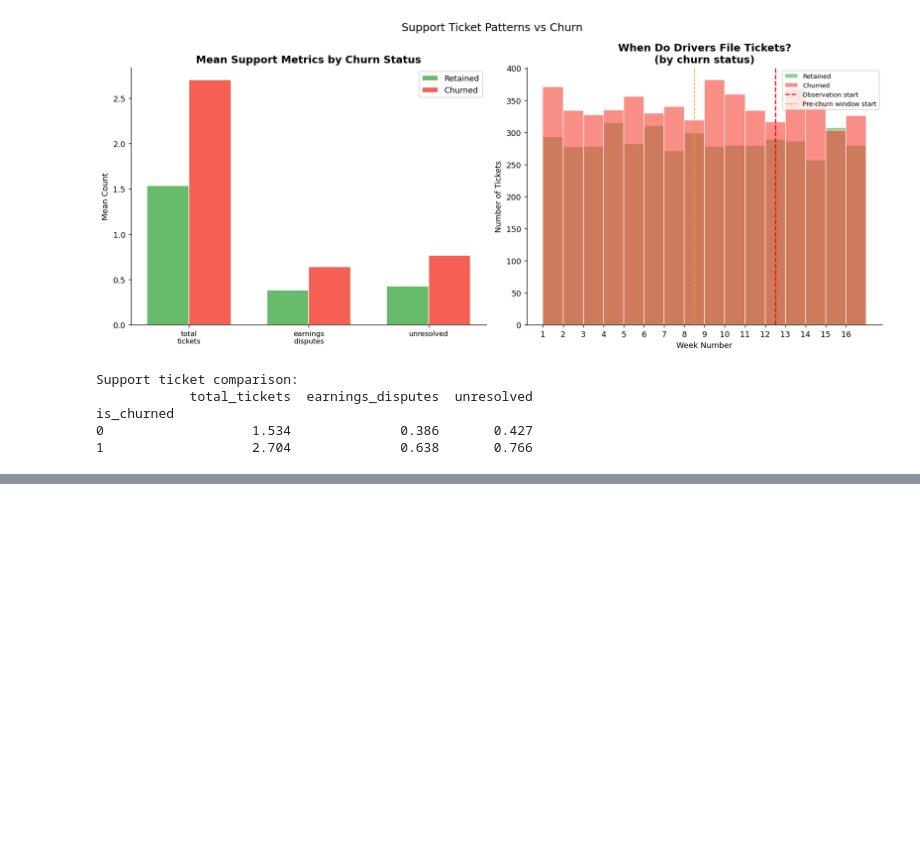
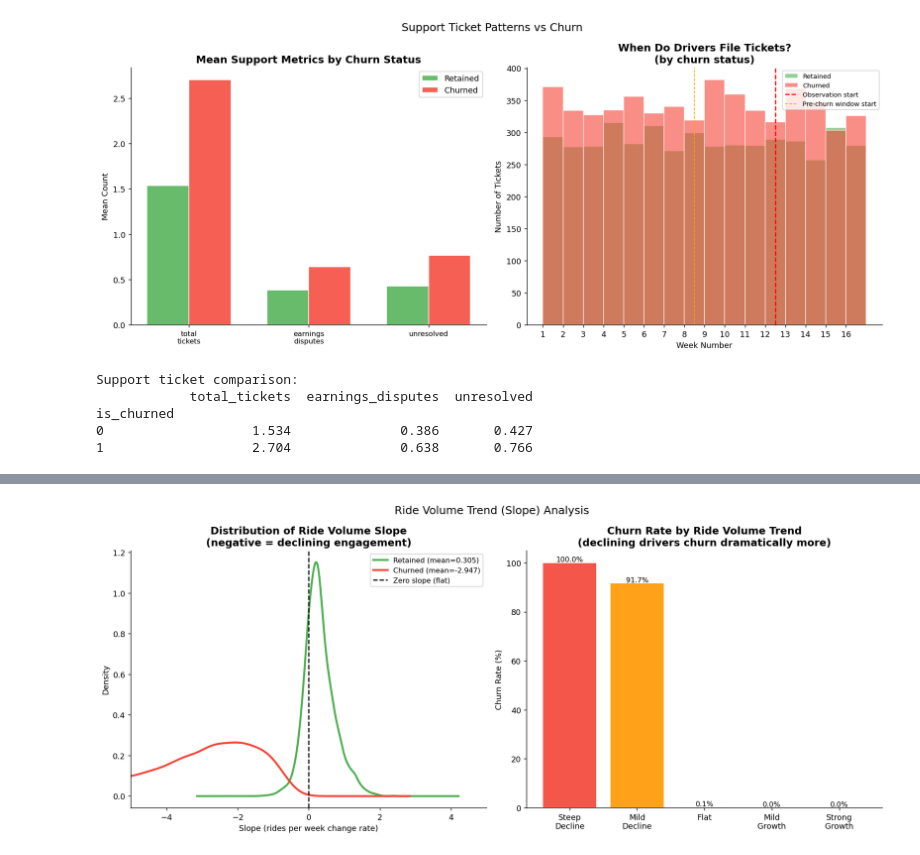
Before and after one commit to praveenkumar993/realworld-ds-ml, a Jupyter notebook: ride_sharing/driver_churn/notebooks/03_eda.ipynb, the cells around one changed output, grey strips where cells are left out. Cells and saved outputs as stored; diff of their text form; code cells hidden in the pictures; blank space fills up the shorter version.

```diff
--- a/ride_sharing/driver_churn/notebooks/03_eda.ipynb
+++ b/ride_sharing/driver_churn/notebooks/03_eda.ipynb
@@ -638,0 +645,89 @@ LinAlgError: The data appears to lie in a lower-dimensional subspace of the spac
+# %%
+print("TREND ANALYSIS — The Most Important EDA Section\n")
+print("Computing ride volume SLOPE for each driver\n")
+print("A negative slope = declining engagement = churn risk\n")
+
+# For each driver, compute the linear trend in rides
+# over weeks 1-12 (slope of ride count over time)
+from numpy.polynomial import polynomial as P
+
+def compute_slope(series):
+    """Fit a linear trend to weekly ride counts."""
+    weeks  = np.arange(1, len(series) + 1)
+    values = series.values
+    if len(values) < 2 or np.all(values == 0):
+        return 0.0
+    coeffs = np.polyfit(weeks, values, 1)
+    return round(coeffs[0], 4)  # slope
+
+active_weeks_12 = weekly_df[
+    weekly_df["week_number"].between(1, 12)
+]
+
+driver_slopes = active_weeks_12.groupby("driver_id")[
+    "rides_this_week"
+].apply(compute_slope).reset_index()
+driver_slopes.columns = ["driver_id", "ride_slope"]
+
+driver_slopes = driver_slopes.merge(
+    drivers_df[["driver_id","is_churned"]], on="driver_id"
+)
+
+fig, axes = plt.subplots(1, 2, figsize=(14, 6))
+fig.suptitle("Ride Volume Trend (Slope) Analysis", fontsize=14)
+
+# KDE of slope by churn status
+for k in [0, 1]:
+    subset = driver_slopes[
+        driver_slopes["is_churned"]==k
+    ]["ride_slope"]
+    subset.plot.kde(
+        ax=axes[0], color=CHURN_COLORS[k],
+        linewidth=2.5,
+        label=f"{CHURN_LABELS[k]} (mean={subset.mean():.3f})"
+    )
+axes[0].axvline(0, color="black", linestyle="--",
+                linewidth=1.5, label="Zero slope (flat)")
+axes[0].set_title("Distribution of Ride Volume Slope\n"
+                  "(negative = declining engagement)")
+axes[0].set_xlabel("Slope (rides per week change rate)")
+axes[0].set_ylabel("Density")
+axes[0].legend(fontsize=9)
+axes[0].set_xlim(-5, 5)
+
+# Slope buckets vs churn rate
+driver_slopes["slope_bucket"] = pd.cut(
+    driver_slopes["ride_slope"],
+    bins=[-10, -2, -0.5, 0.5, 2, 10],
+    labels=["Steep\nDecline","Mild\nDecline",
+            "Flat","Mild\nGrowth","Strong\nGrowth"]
+)
+slope_churn = driver_slopes.groupby(
+    "slope_bucket", observed=True
+)["is_churned"].mean() * 100
+
+colors_s = ["#F44336","#FF9800","#FFC107","#8BC34A","#4CAF50"]
+axes[1].bar(slope_churn.index.astype(str), slope_churn.values,
+            color=colors_s, edgecolor="white", alpha=0.9)
+axes[1].set_title("Churn Rate by Ride Volume Trend\n"
+                  "(declining drivers churn dramatically more)")
+axes[1].set_ylabel("Churn Rate (%)")
+for i, v in enumerate(slope_churn.values):
+    axes[1].text(i, v+0.5, f"{v:.1f}%",
+                 ha="center", fontsize=9)
+
+plt.tight_layout()
+plt.savefig("../data/processed/eda_07_trend_analysis.png",
+            dpi=150, bbox_inches="tight")
+plt.show()
+
+print("Ride slope by churn status:")
+for k in [0, 1]:
+    mean_slope = driver_slopes[
+        driver_slopes["is_churned"]==k
+    ]["ride_slope"].mean()
+    print(f"  {CHURN_LABELS[k]:<12}: {mean_slope:.4f} rides/week change")
+
+print("\nChurn rate by slope bucket:")
+print(slope_churn.round(1))
+# %% [output]
@@ -638,0 +739 @@ LinAlgError: The data appears to lie in a lower-dimensional subspace of the spac
+[figure, added]
```
Also changed, not shown: parts of 5 cells of this notebook, 7 other files.
